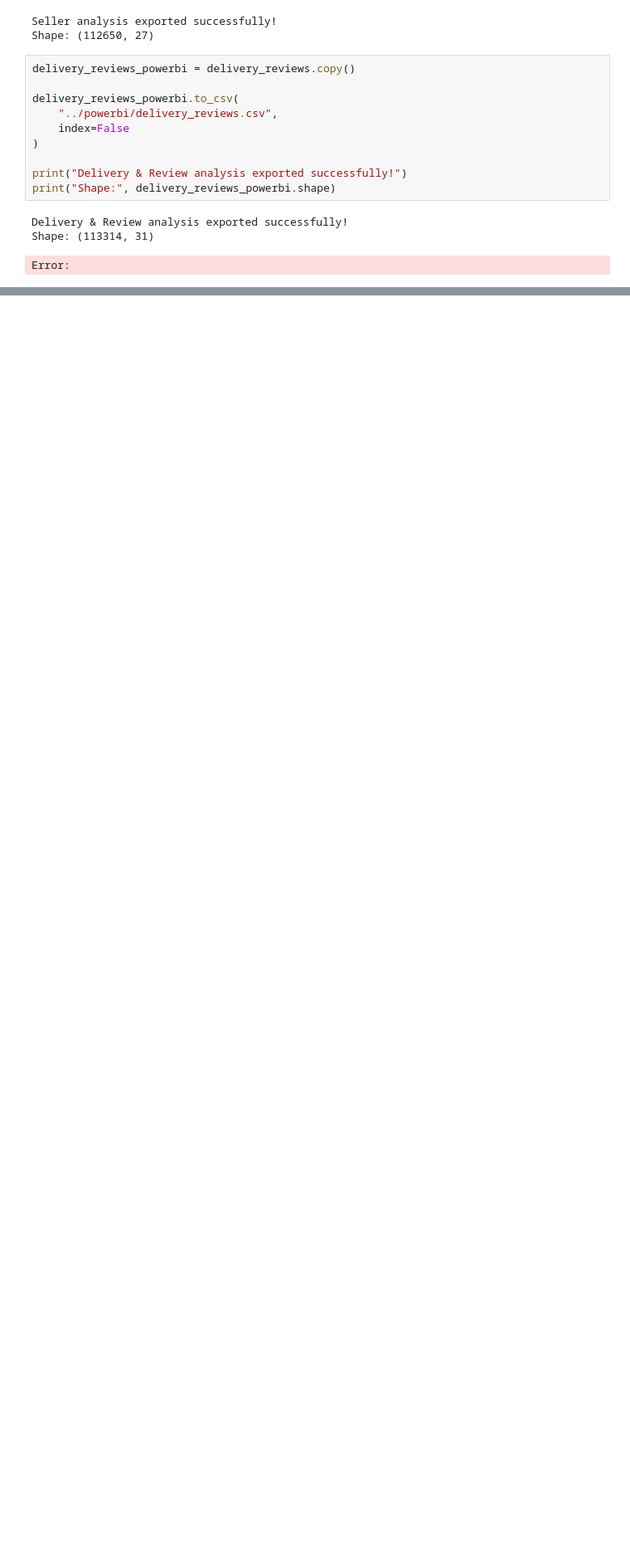
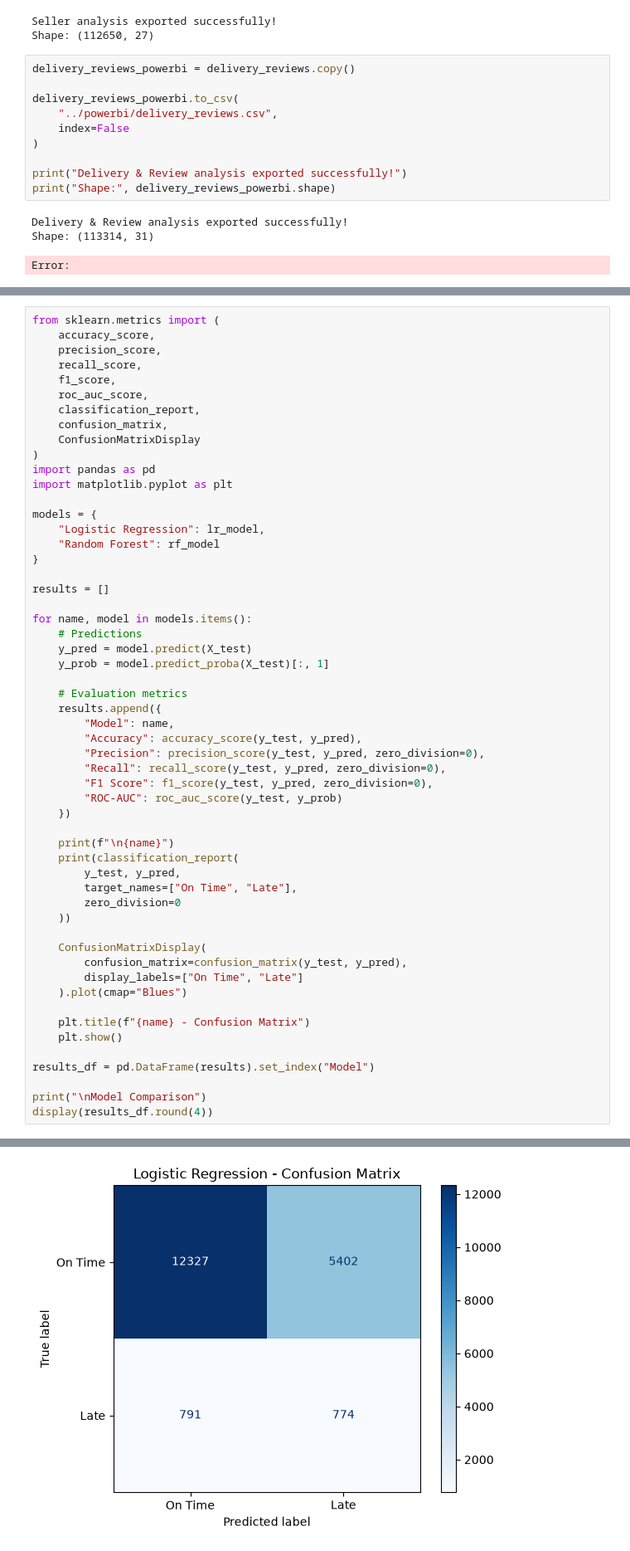
Before and after one commit to Suh-2223/E-Commerce-Sales-Customer-Intelligence-System, a Jupyter notebook: notebooks/Intelligence (2).ipynb, the cells around one changed output, grey strips where cells are left out. Shown at 83% size. Cells and saved outputs as stored; diff of their text form; blank space fills up the shorter version.

```diff
--- a/notebooks/Intelligence (2).ipynb
+++ b/notebooks/Intelligence (2).ipynb
@@ -2076,0 +2312,56 @@ Error:
+# %%
+from sklearn.metrics import (
+    accuracy_score,
+    precision_score,
+    recall_score,
+    f1_score,
+    roc_auc_score,
+    classification_report,
+    confusion_matrix,
+    ConfusionMatrixDisplay
+)
+import pandas as pd
+import matplotlib.pyplot as plt
+
+models = {
+    "Logistic Regression": lr_model,
+    "Random Forest": rf_model
+}
+
+results = []
+
+for name, model in models.items():
+    # Predictions
+    y_pred = model.predict(X_test)
+    y_prob = model.predict_proba(X_test)[:, 1]
+
+    # Evaluation metrics
+    results.append({
+        "Model": name,
+        "Accuracy": accuracy_score(y_test, y_pred),
+        "Precision": precision_score(y_test, y_pred, zero_division=0),
+        "Recall": recall_score(y_test, y_pred, zero_division=0),
+        "F1 Score": f1_score(y_test, y_pred, zero_division=0),
+        "ROC-AUC": roc_auc_score(y_test, y_prob)
+    })
+
+    print(f"\n{name}")
+    print(classification_report(
+        y_test, y_pred,
+        target_names=["On Time", "Late"],
+        zero_division=0
+    ))
+
+    ConfusionMatrixDisplay(
+        confusion_matrix=confusion_matrix(y_test, y_pred),
+        display_labels=["On Time", "Late"]
+    ).plot(cmap="Blues")
+
+    plt.title(f"{name} - Confusion Matrix")
+    plt.show()
+
+results_df = pd.DataFrame(results).set_index("Model")
+
+print("\nModel Comparison")
+display(results_df.round(4))
+# %% [output]
@@ -2076,0 +2377 @@ Error:
+[figure, added]
```
Also changed, not shown: parts of 56 cells of this notebook, 14 other files.
